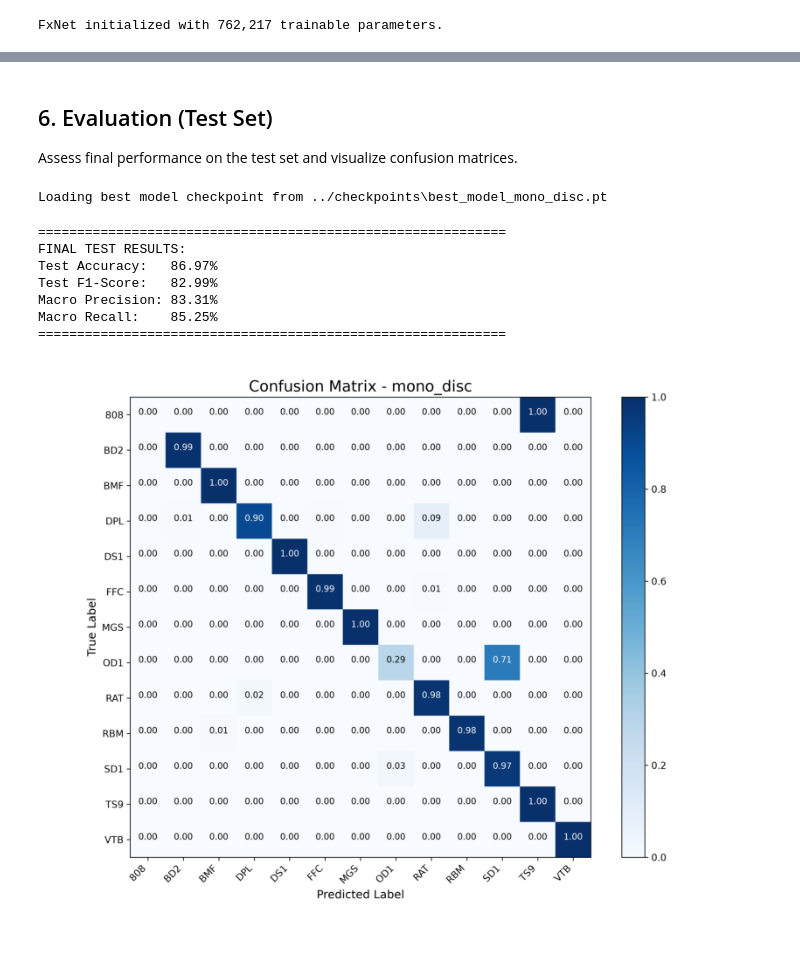
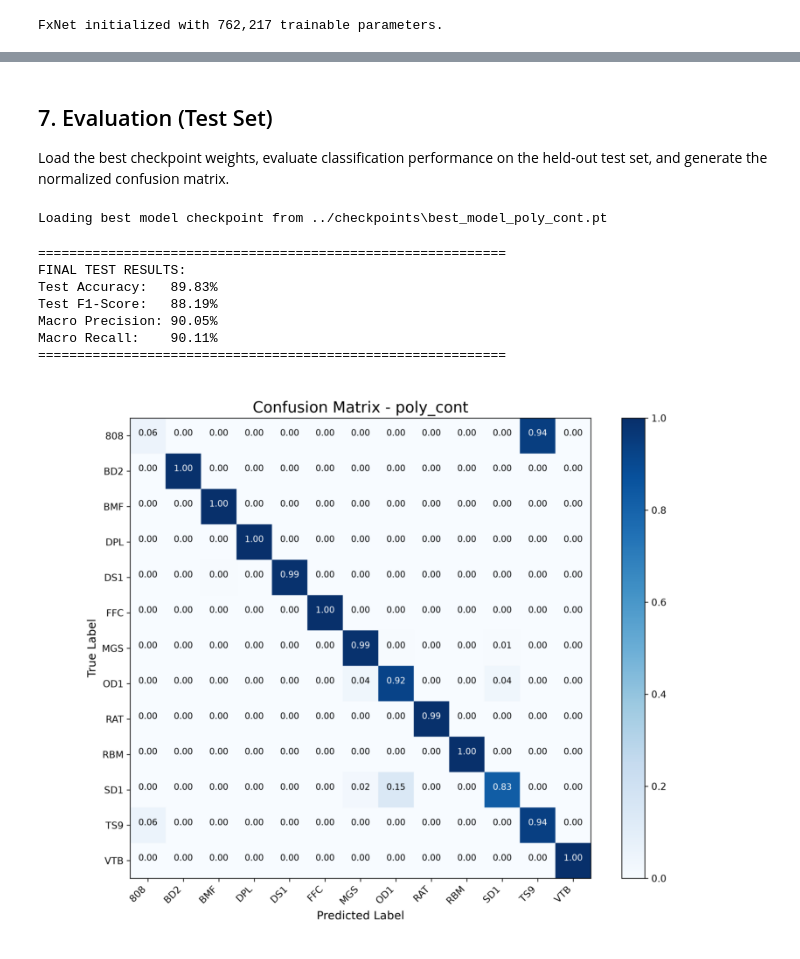
Before and after one commit to caduobristo/tcc, a Jupyter notebook: notebooks/train_baseline.ipynb, the cells around one changed output, grey strips where cells are left out. Cells and saved outputs as stored; diff of their text form; code cells hidden in the pictures.

```diff
--- a/notebooks/train_baseline.ipynb
+++ b/notebooks/train_baseline.ipynb
@@ -34,7 +38,7 @@ Select the dataset scenario (`mono_disc`, `mono_cont`, `poly_disc`, or `poly_con
 # %%
 # --- SCENARIO SELECTOR ---
 # 'mono_disc' | 'mono_cont' | 'poly_disc' | 'poly_cont'
-DATASET_TYPE = 'mono_disc'
+DATASET_TYPE = 'poly_cont'
 
 # Global hyperparameters
 SEED = 42
@@ -68,9 +72,11 @@ SPECTRA_FOLDER = 'mel_22050_1024_512'
 # Output directories
 CHECKPOINTS_DIR = "../checkpoints"
 RESULTS_DIR = "../results"
+SCENARIO_RESULTS_DIR = os.path.join(RESULTS_DIR, DATASET_TYPE)
 
 os.makedirs(CHECKPOINTS_DIR, exist_ok=True)
 os.makedirs(RESULTS_DIR, exist_ok=True)
+os.makedirs(SCENARIO_RESULTS_DIR, exist_ok=True)
 
 print(f"[{DATASET_TYPE.upper()}] Configuration loaded.")
 print(f"-> ROOT: {DATASET_ROOT}")
@@ -302,7 +303,7 @@ plt.show()
 # %% [markdown]
-## 6. Evaluation (Test Set)
+## 7. Evaluation (Test Set)
 
-Assess final performance on the test set and visualize confusion matrices.
+Load the best checkpoint weights, evaluate classification performance on the held-out test set, and generate the normalized confusion matrix.
 # %%
 # Load best checkpoint weights
 if os.path.exists(best_checkpoint_path):
@@ -330,37 +331,37 @@ test_metrics = compute_metrics(test_targets, test_preds, class_names=class_names
 
 print("=" * 60)
 print("FINAL TEST RESULTS:")
 print(f"Test Accuracy:   {test_metrics['accuracy']*100:.2f}%")
 print(f"Test F1-Score:   {test_metrics['macro_f1']*100:.2f}%")
 print(f"Macro Precision: {test_metrics['macro_precision']*100:.2f}%")
 print(f"Macro Recall:    {test_metrics['macro_recall']*100:.2f}%")
 print("=" * 60)
 
 # Confusion Matrix
-cm_path = os.path.join(RESULTS_DIR, f"confusion_matrix_{DATASET_TYPE}.png")
+cm_path = os.path.join(SCENARIO_RESULTS_DIR, f"confusion_matrix_{DATASET_TYPE}.png")
 plot_confusion_matrix(
     test_metrics["confusion_matrix"],
     classes=class_names,
     save_path=cm_path,
     normalize=True,
     title=f"Confusion Matrix - {DATASET_TYPE}",
 )
 
 # Display generated confusion matrix plot
 import matplotlib.image as mpimg
 if os.path.exists(cm_path):
     img = mpimg.imread(cm_path)
     plt.figure(figsize=(10, 10))
     plt.imshow(img)
     plt.axis('off')
     plt.show()
 # %% [output]
-Loading best model checkpoint from ../checkpoints\best_model_mono_disc.pt
+Loading best model checkpoint from ../checkpoints\best_model_poly_cont.pt
 ============================================================
 FINAL TEST RESULTS:
-Test Accuracy:   86.97%
-Test F1-Score:   82.99%
-Macro Precision: 83.31%
-Macro Recall:    85.25%
+Test Accuracy:   89.83%
+Test F1-Score:   88.19%
+Macro Precision: 90.05%
+Macro Recall:    90.11%
 ============================================================
-[figure, old version]
+[figure, new version]
```
Also changed, not shown: parts of 14 cells of this notebook, 15 other files.
